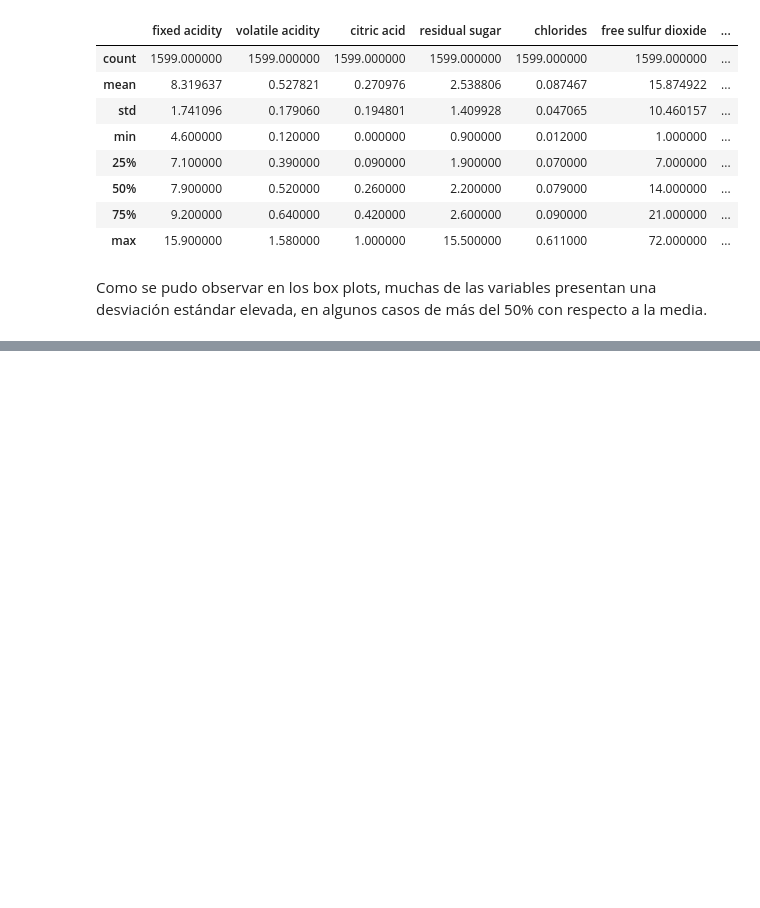
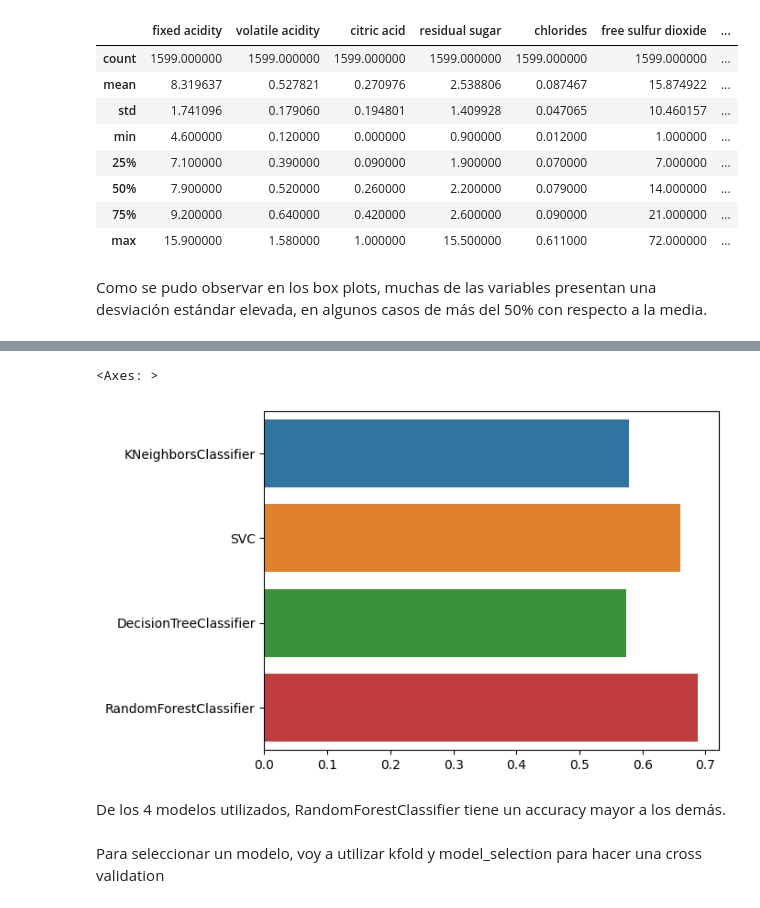
Before and after one commit to etorriglia/Programacion_Python_II, a Jupyter notebook: Predictor/clasificador_de_vinos.ipynb, the cells around one changed output, grey strips where cells are left out. Saved outputs shown, nothing was run; the diff lists cells and outputs as text; code cells hidden in the pictures; blank space fills up the shorter version.

```diff
--- a/Predictor/clasificador_de_vinos.ipynb
+++ b/Predictor/clasificador_de_vinos.ipynb
@@ -99,0 +112,2 @@ Como se pudo observar en los box plots, muchas de las variables presentan una de
+# %%
+X= scaler.fit_transform(transformer.fit_transform(X))
@@ -99,0 +121,22 @@ Como se pudo observar en los box plots, muchas de las variables presentan una de
+# %%
+knn= KNeighborsClassifier()
+svc= SVC()
+dtc= DecisionTreeClassifier()
+rfc= RandomForestClassifier()
+
+results= []
+names= []
+models= [knn, svc, dtc, rfc]
+# %%
+X_temp , X_val , y_temp , y_val = train_test_split(X, y, random_state=42, test_size= 0.2)
+X_train, X_test, y_train, y_test = train_test_split(X_temp, y_temp, test_size= 0.2)
+# %%
+from sklearn.metrics import accuracy_score, confusion_matrix, classification_report
+for model in models:
+    model.fit(X_train, y_train)
+    y_pred= model.predict(X_test)
+    print(f'{model.__class__.__name__} accuracy: {accuracy_score(y_test, y_pred):.4f}\n')
+    print(f'{model.__class__.__name__} confusion matrix: \n{confusion_matrix(y_test, y_pred)}\n')
+    print(f'{model.__class__.__name__} classification report: \n{classification_report(y_test, y_pred)}\n')
+    print('\n')
+    results.append(accuracy_score(y_test, y_pred))
@@ -99,0 +178,9 @@ Como se pudo observar en los box plots, muchas de las variables presentan una de
+# %%
+sns.barplot(y= [model.__class__.__name__ for model in models], x= results, hue=[model.__class__.__name__ for model in models], orient='h')
+# %% [output]
+<Axes: >
+[figure, added]
+# %% [markdown]
+De los 4 modelos utilizados, RandomForestClassifier tiene un accuracy mayor a los demás.
+# %% [markdown]
+Para seleccionar un modelo, voy a utilizar kfold y model_selection para hacer una cross validation
```
Also changed, not shown: parts of 24 cells of this notebook.
